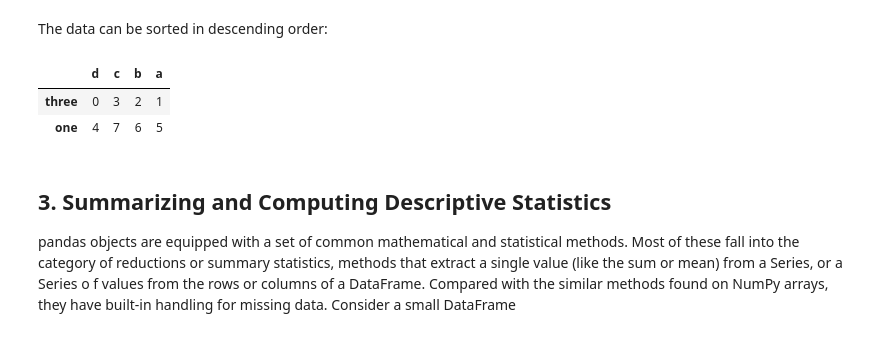
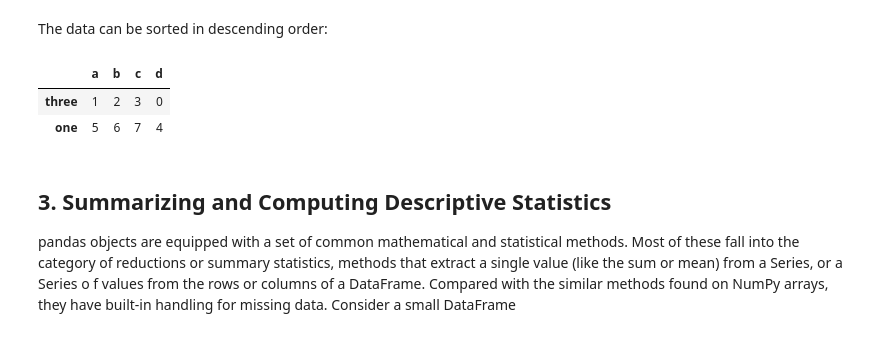
Before and after one commit to data-corentinv/ensp-data-analysis-univ-lille, a Jupyter notebook: notebooks/Getting Started with Pandas.ipynb, the cells around one changed output. Drawn from its saved outputs; the diff is of its cells as text; code cells hidden in the pictures.

```diff
--- a/notebooks/Getting Started with Pandas.ipynb
+++ b/notebooks/Getting Started with Pandas.ipynb
@@ -486,11 +516,11 @@ frame.sort_index()
 # %% [markdown]
 The data can be sorted in descending order:
 # %%
-frame.sort_index(axis="columns", ascending=False)
+frame.sort_index(axis="columns", ascending=True)
 # %% [output]
-|  | d | c | b | a |
-| three | 0 | 3 | 2 | 1 |
-| one | 4 | 7 | 6 | 5 |
+|  | a | b | c | d |
+| three | 1 | 2 | 3 | 0 |
+| one | 5 | 6 | 7 | 4 |
 # %% [markdown]
 ## 3. Summarizing and Computing Descriptive Statistics
 pandas objects are equipped with a set of common mathematical and statistical methods. Most of these fall into the category of reductions or summary statistics, methods that extract a single value (like the sum or mean) from a Series, or a Series o f values from the rows or columns of a DataFrame. Compared with the similar methods found on NumPy arrays, they have built-in handling for missing data. Consider a small DataFrame
```
Also changed, not shown: parts of 25 cells of this notebook, 6 other files.
